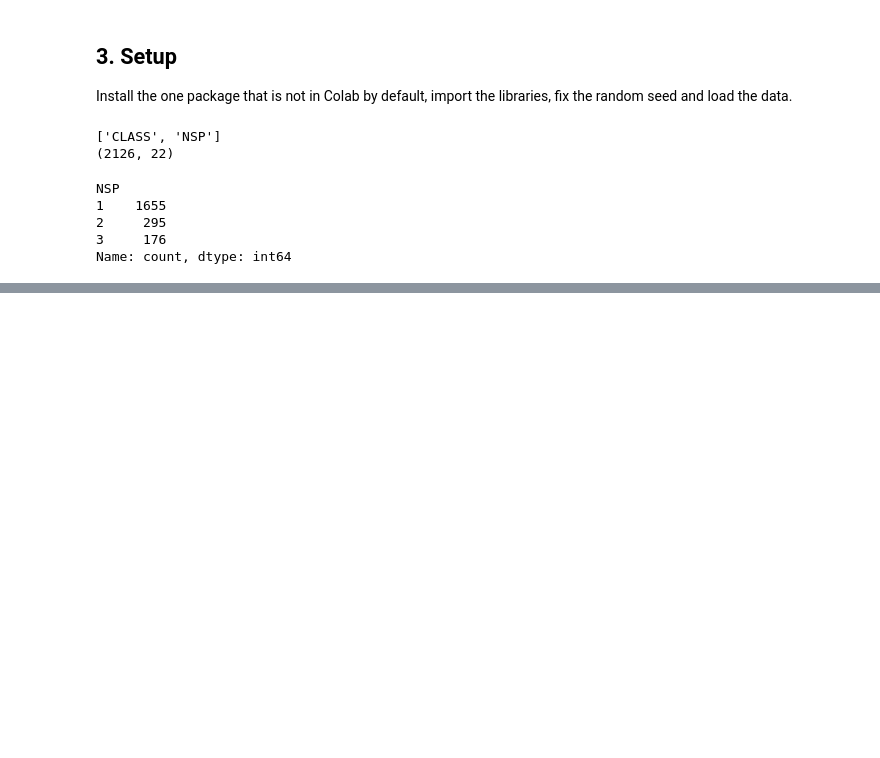
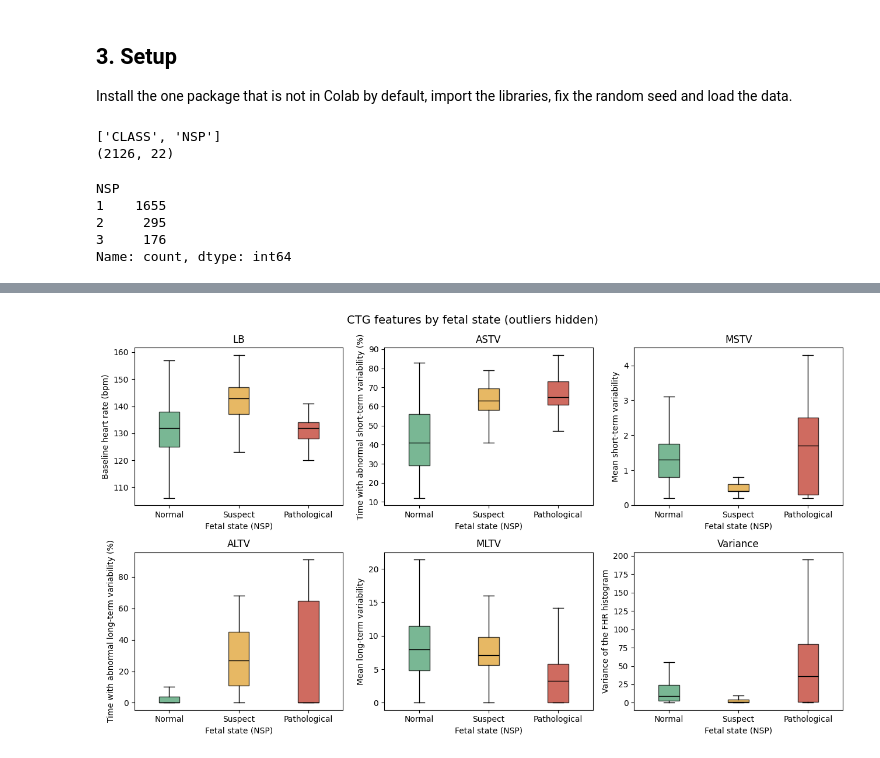
Before and after one commit to feyzakrp/se309-21-fetal-health, a Jupyter notebook: se309-21-fetal-health.ipynb, the cells around one changed output, grey strips where cells are left out. Cells and saved outputs as stored; diff of their text form; code cells hidden in the pictures; blank space fills up the shorter version.

```diff
--- a/se309-21-fetal-health.ipynb
+++ b/se309-21-fetal-health.ipynb
@@ -62,0 +186,5 @@ Name: count, dtype: int64
+# %%
+key = ["LB", "ASTV", "MSTV", "ALTV", "MLTV", "Variance"]
+medians = df.groupby("NSP")[key].median()
+medians.index = medians.index.map(class_names)
+medians
@@ -62,0 +197,29 @@ Name: count, dtype: int64
+# %%
+labels = {
+    "LB": "Baseline heart rate (bpm)",
+    "ASTV": "Time with abnormal short-term variability (%)",
+    "MSTV": "Mean short-term variability",
+    "ALTV": "Time with abnormal long-term variability (%)",
+    "MLTV": "Mean long-term variability",
+    "Variance": "Variance of the FHR histogram",
+}
+fig, axes = plt.subplots(2, 3, figsize=(13, 7.5))
+for ax, col in zip(axes.ravel(), key):
+    data = [df.loc[df["NSP"] == k, col] for k in (1, 2, 3)]
+    bp = ax.boxplot(data, patch_artist=True, showfliers=False)
+    for patch, k in zip(bp["boxes"], (1, 2, 3)):
+        patch.set_facecolor(class_colors[k])
+        patch.set_alpha(0.75)
+    for m in bp["medians"]:
+        m.set_color("black")
+    ax.set_xticks([1, 2, 3])
+    ax.set_xticklabels([class_names[k] for k in (1, 2, 3)])
+    ax.set_xlabel("Fetal state (NSP)")
+    ax.set_ylabel(labels[col])
+    ax.set_title(col)
+fig.suptitle("CTG features by fetal state (outliers hidden)", fontsize=14)
+fig.tight_layout()
+plt.savefig("images/eda_boxplots_by_class.png", dpi=150, bbox_inches="tight")
+plt.show()
+# %% [output]
+[figure, added]
```
Also changed, not shown: parts of 21 cells of this notebook.
